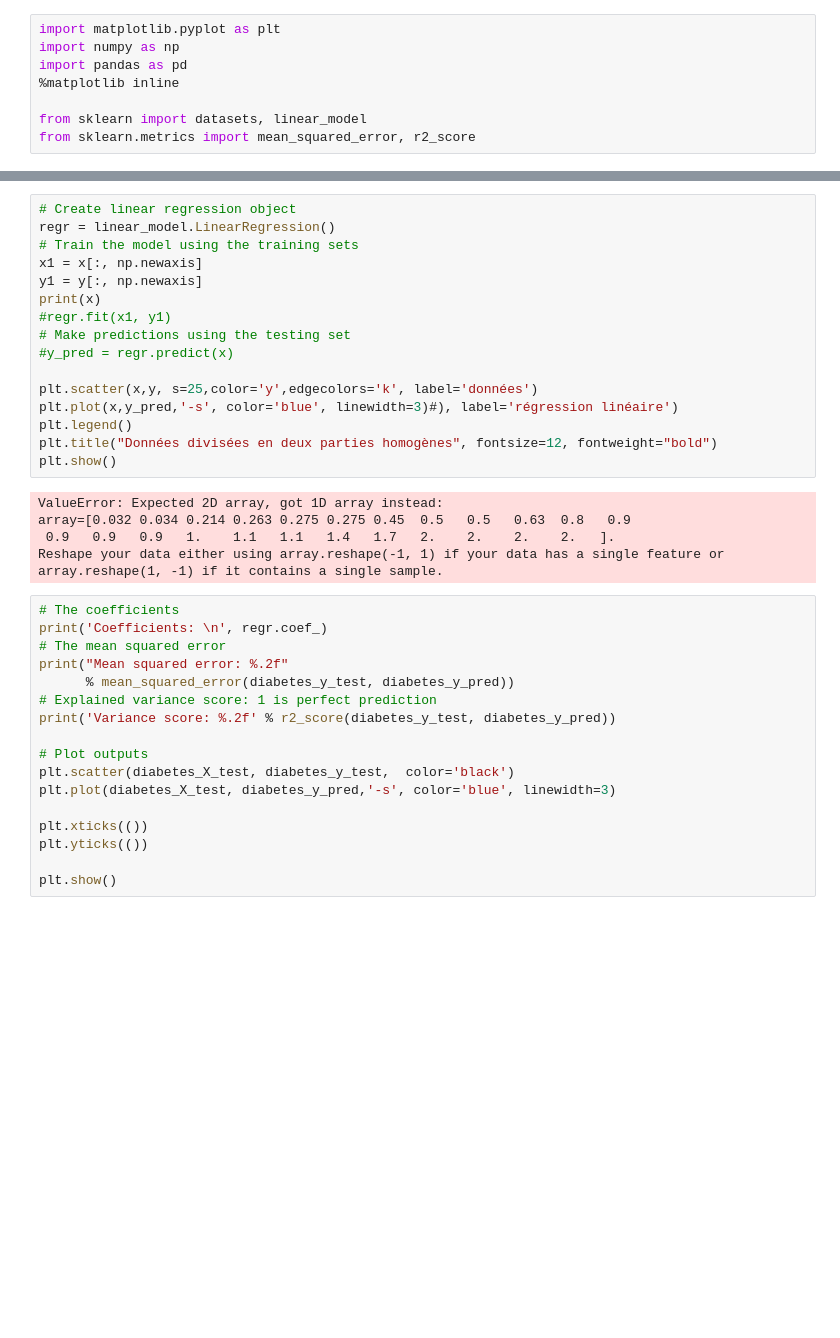
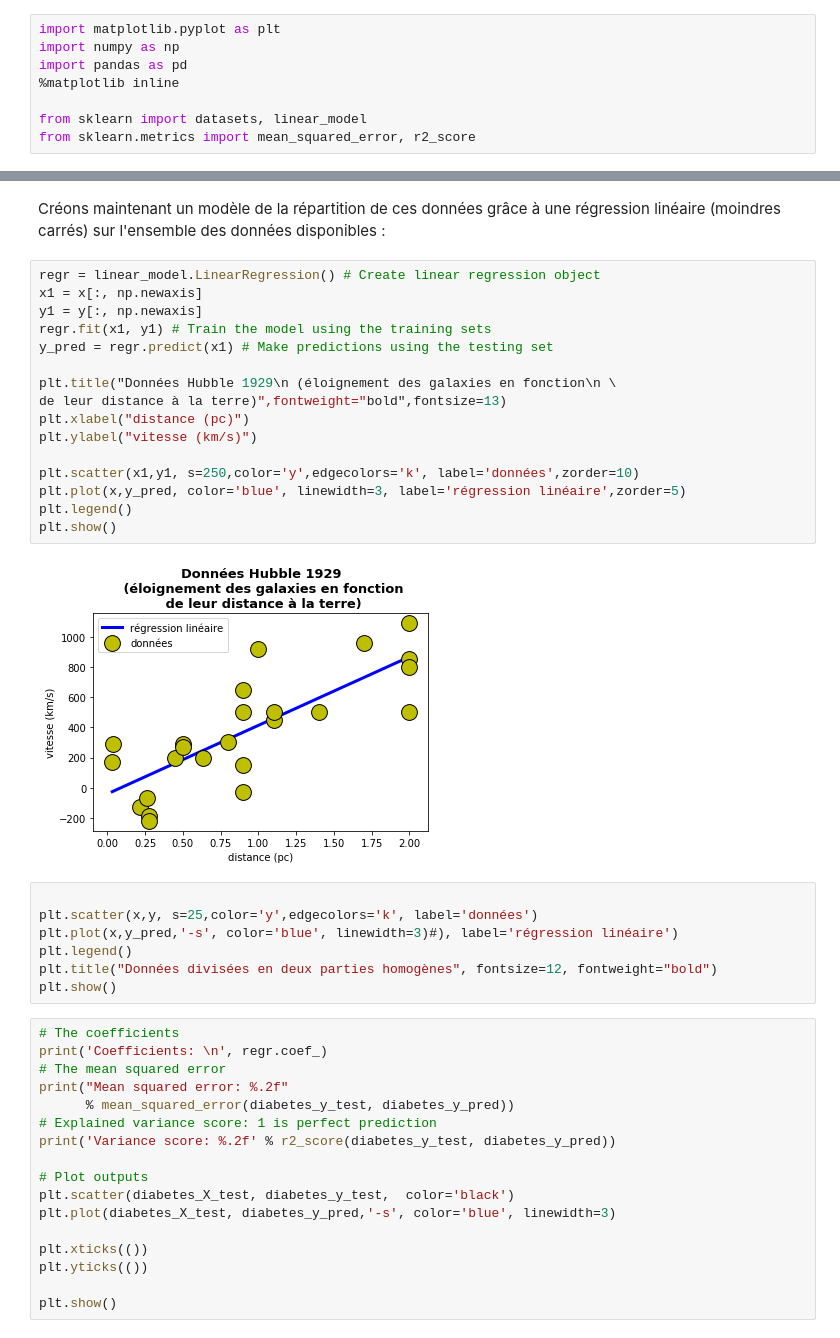
Before and after one commit to SmellyArmure/04-Jupyter, a Jupyter notebook: Exo_RegLineaire.ipynb, the cells around one changed output, grey strips where cells are left out. Saved outputs shown, nothing was run; the diff lists cells and outputs as text; blank space fills up the shorter version.

```diff
--- a/Exo_RegLineaire.ipynb
+++ b/Exo_RegLineaire.ipynb
@@ -17,24 +47,30 @@ plot = plt.scatter(x,y)
+# %% [markdown]
+Créons maintenant un modèle de la répartition de ces données grâce à une régression linéaire (moindres carrés) sur l'ensemble des données disponibles :
+# %%
+regr = linear_model.LinearRegression() # Create linear regression object
+x1 = x[:, np.newaxis]
+y1 = y[:, np.newaxis]
+regr.fit(x1, y1) # Train the model using the training sets
+y_pred = regr.predict(x1) # Make predictions using the testing set
+
+plt.title("Données Hubble 1929\n (éloignement des galaxies en fonction\n \
+de leur distance à la terre)",fontweight="bold",fontsize=13)
+plt.xlabel("distance (pc)")
+plt.ylabel("vitesse (km/s)")
+
+plt.scatter(x1,y1, s=250,color='y',edgecolors='k', label='données',zorder=10)
+plt.plot(x,y_pred, color='blue', linewidth=3, label='régression linéaire',zorder=5)
+plt.legend()
+plt.show()
+# %% [output]
+[figure, added]
 # %%
-# Create linear regression object
-regr = linear_model.LinearRegression()
-# Train the model using the training sets
-x1 = x[:, np.newaxis]
-y1 = y[:, np.newaxis]
-print(x)
-#regr.fit(x1, y1)
-# Make predictions using the testing set
-#y_pred = regr.predict(x)
 
 plt.scatter(x,y, s=25,color='y',edgecolors='k', label='données')
 plt.plot(x,y_pred,'-s', color='blue', linewidth=3)#), label='régression linéaire')
 plt.legend()
 plt.title("Données divisées en deux parties homogènes", fontsize=12, fontweight="bold")
 plt.show()
-# %% [output]
-ValueError: Expected 2D array, got 1D array instead:
-array=[0.032 0.034 0.214 0.263 0.275 0.275 0.45  0.5   0.5   0.63  0.8   0.9
- 0.9   0.9   0.9   1.    1.1   1.1   1.4   1.7   2.    2.    2.    2.   ].
-Reshape your data either using array.reshape(-1, 1) if your data has a single feature or array.reshape(1, -1) if it contains a single sample.
 # %%
 # The coefficients
 print('Coefficients: \n', regr.coef_)
```
Also changed, not shown: parts of 4 cells of this notebook, 2 other files.
